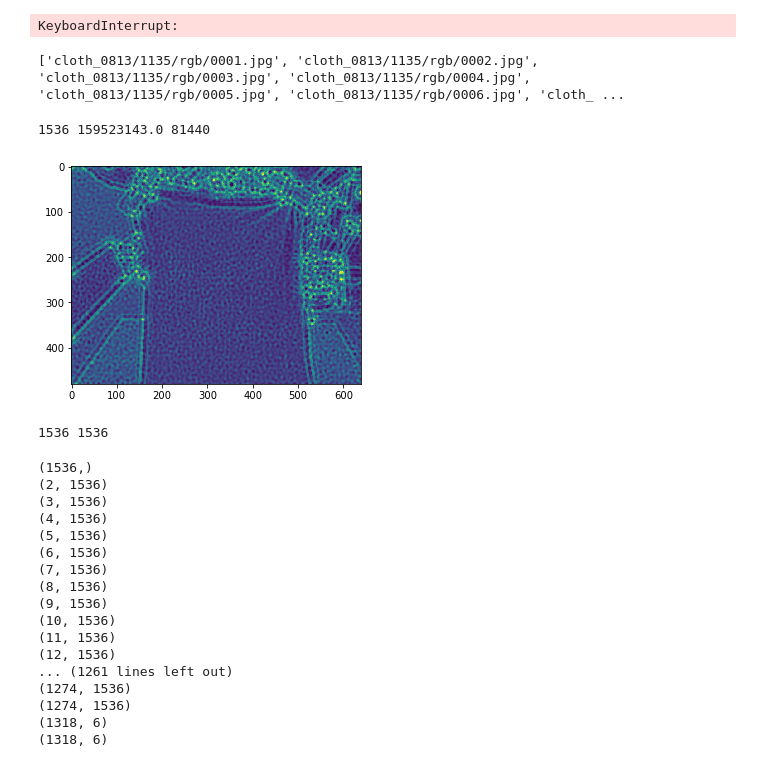
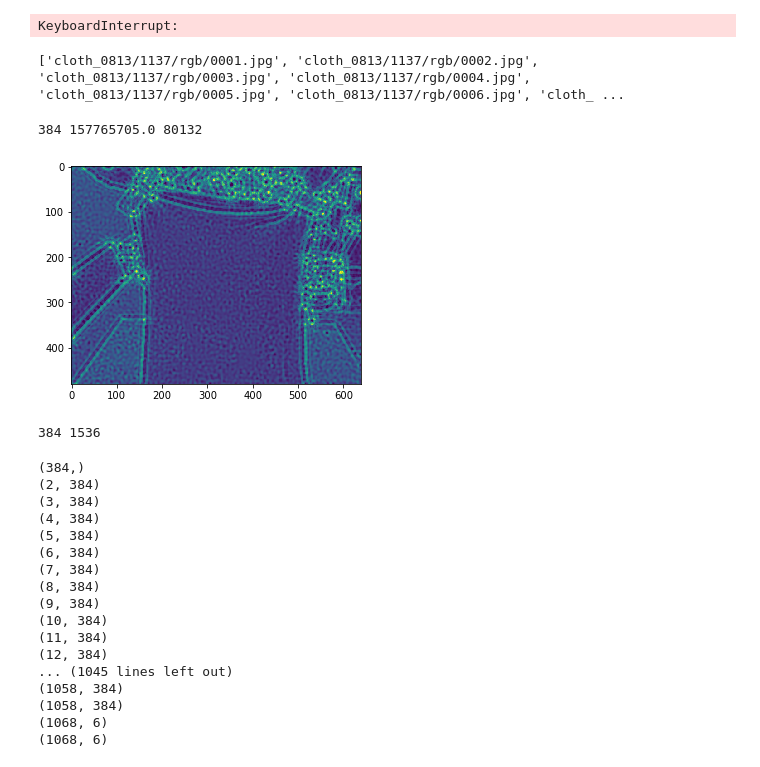
Before and after one commit to rmqlife/deformable, a Jupyter notebook: wrinkle_feature_without_fg.ipynb, the cells around one changed output. Cells and saved outputs as stored; diff of their text form; code cells hidden in the pictures.

```diff
--- a/wrinkle_feature_without_fg.ipynb
+++ b/wrinkle_feature_without_fg.ipynb
@@ -8,7 +8,7 @@ import numpy as np
 # conda install libgcc
 
 # setup dataset
-bagname = 'cloth_0813/1135.bag'
+bagname = 'cloth_0813/1137.bag'
 home = bagname[:-4]
 rgb_dir = home + '/rgb'
 depth_dir = home + '/depth'
@@ -69,7 +69,7 @@ rgblist = get_filelist(rgb_dir)
 
 print rgblist
 # %% [output]
-['cloth_0813/1135/rgb/0001.jpg', 'cloth_0813/1135/rgb/0002.jpg', 'cloth_0813/1135/rgb/0003.jpg', 'cloth_0813/1135/rgb/0004.jpg', 'cloth_0813/1135/rgb/0005.jpg', 'cloth_0813/1135/rgb/0006.jpg', 'cloth_ ...
+['cloth_0813/1137/rgb/0001.jpg', 'cloth_0813/1137/rgb/0002.jpg', 'cloth_0813/1137/rgb/0003.jpg', 'cloth_0813/1137/rgb/0004.jpg', 'cloth_0813/1137/rgb/0005.jpg', 'cloth_0813/1137/rgb/0006.jpg', 'cloth_ ...
 # %%
 import os, cv2
 import matplotlib.pyplot as plt
@@ -94,42 +94,42 @@ def gabor_feat(img, num_theta = 4, grid = 80, show_fg=False,show_step=False):
 
     hist = []
     for i in range(num_theta):
         g_kernel1 = cv2.getGaborKernel((ks, ks), sigma = 6.0, theta = i*np.pi/num_theta, lambd = 10.0, gamma=0.5, psi=0, ktype=cv2.CV_32F)
         filtered = cv2.filter2D(gray, cv2.CV_8UC3, g_kernel1)
         count = count+1
 
         avg = avg + filtered
 
         count = 0
         for col in np.arange(0, cols, grid):
             for row in np.arange(0, rows, grid):
                 block = filtered[row:row+grid,col:col+grid]
                 val =  float(np.sum(block))
                 hist.append(val)
         if show_step:
             plt.imshow(filtered)
             plt.show()
     avg = avg/float(num_theta)
     avg = np.uint8(avg)
     return avg, hist
 
 i = 100
 im = cv2.imread(rgblist[i])
 gray = cv2.cvtColor(im, cv2.COLOR_BGR2GRAY)
-gabor, hist = gabor_feat(im, num_theta = 8, show_step = 0, grid=40)
+gabor, hist = gabor_feat(im, num_theta = 8, show_step = 0, grid=80)
 print len(hist), sum(hist), sum(sum(gabor))
 
 plt.imshow(gabor), plt.show()
 print len(hist), 16*12*8
 # %% [output]
-1536 159523143.0 81440
+384 157765705.0 80132
-[figure, old version]
+[figure, new version]
-1536 1536
+384 1536
 # %%
 # build up the dataset
 feat = np.array([])
 for i in range(len(rgblist)):
-    gabor, hist = gabor_feat(cv2.imread(rgblist[i]), num_theta = 8, grid=40, show_step = 0)
+    gabor, hist = gabor_feat(cv2.imread(rgblist[i]), num_theta = 8, grid=80, show_step = 0)
     #gabor = cv2.resize(gabor,(50,50))
 #     plt.imshow(gabor)
 #     plt.show()
@@ -144,22 +144,22 @@ pos = data['pos']
 print feat.shape
 print pos.shape
 print vel.shape
-np.savez(home+'/data2_grid_80',feat=feat,vel=vel,pos=pos)
+np.savez(home+'/data2_float_80_bg',feat=feat,vel=vel,pos=pos)
 # %% [output]
-(1536,)
-(2, 1536)
-(3, 1536)
-(4, 1536)
-(5, 1536)
-(6, 1536)
-(7, 1536)
-(8, 1536)
-(9, 1536)
-(10, 1536)
-(11, 1536)
-(12, 1536)
-... (1261 lines left out)
-(1274, 1536)
-(1274, 1536)
-(1318, 6)
-(1318, 6)
+(384,)
+(2, 384)
+(3, 384)
+(4, 384)
+(5, 384)
+(6, 384)
+(7, 384)
+(8, 384)
+(9, 384)
+(10, 384)
+(11, 384)
+(12, 384)
+... (1045 lines left out)
+(1058, 384)
+(1058, 384)
+(1068, 6)
+(1068, 6)
```
Also changed, not shown: parts of 3 cells of this notebook, 1 other file.
